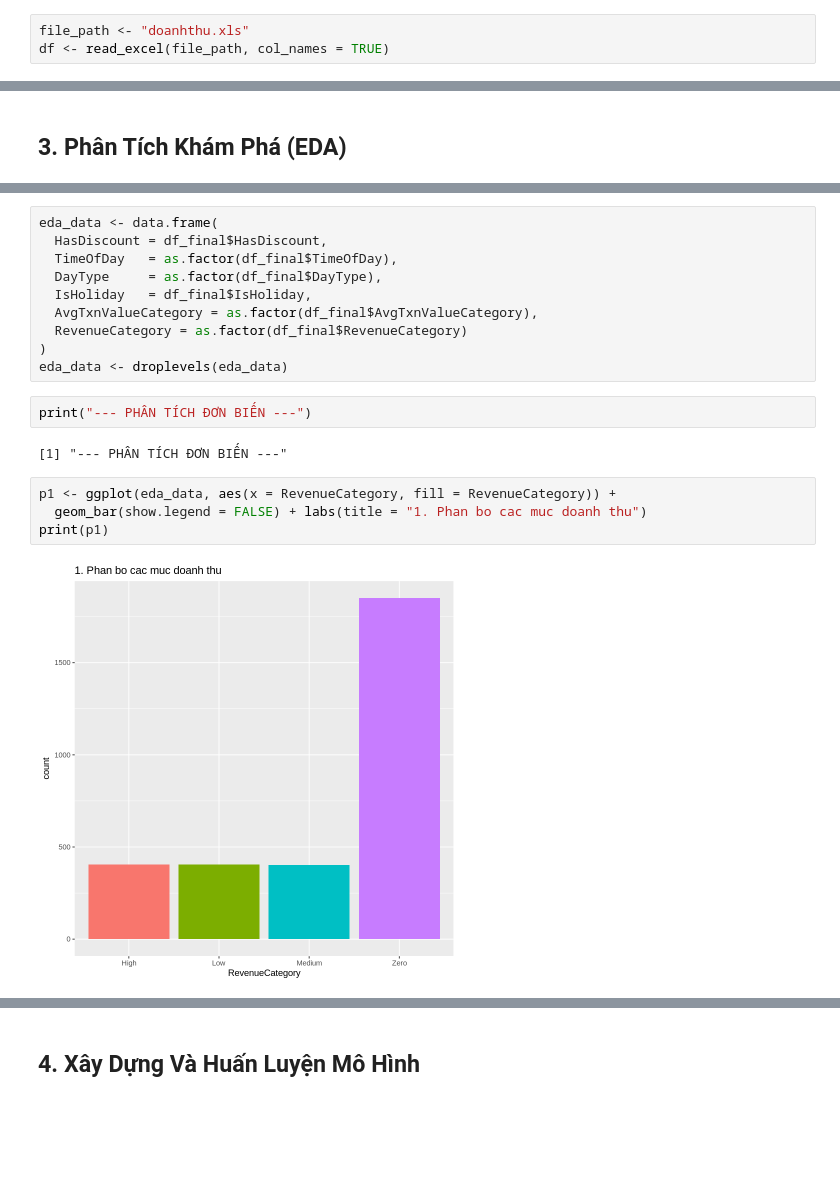
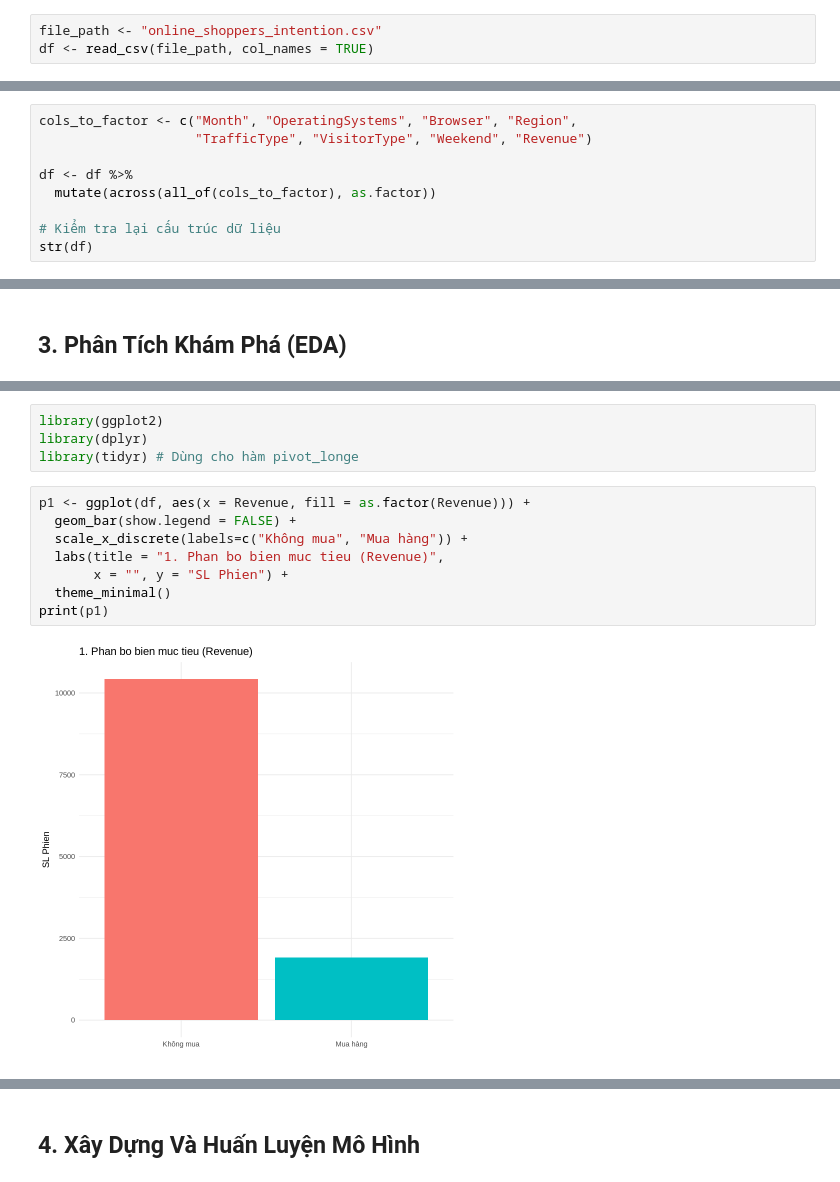
Before and after one commit to trungdongphuoca/pgmodel-ttt, a Jupyter notebook: GK_PGM.ipynb, the cells around one changed output, grey strips where cells are left out. Cells and saved outputs as stored; diff of their text form; blank space fills up the shorter version.

```diff
--- a/GK_PGM.ipynb
+++ b/GK_PGM.ipynb
@@ -51,5 +89,5 @@ corrplot 0.95 loaded
 # %% [markdown]
 ### 2.1. Tải Dữ Liệu
 # %%
-file_path <- "doanhthu.xls"
-df <- read_excel(file_path, col_names = TRUE)
+file_path <- "online_shoppers_intention.csv"
+df <- read_csv(file_path, col_names = TRUE)
@@ -77,0 +126,9 @@ A tibble: 5566 × 4
+# %%
+cols_to_factor <- c("Month", "OperatingSystems", "Browser", "Region",
+                    "TrafficType", "VisitorType", "Weekend", "Revenue")
+
+df <- df %>%
+  mutate(across(all_of(cols_to_factor), as.factor))
+
+# Kiểm tra lại cấu trúc dữ liệu
+str(df)
@@ -157,20 +271,14 @@ A tibble: 3064 × 12
-# %%
-eda_data <- data.frame(
-  HasDiscount = df_final$HasDiscount,
-  TimeOfDay   = as.factor(df_final$TimeOfDay),
-  DayType     = as.factor(df_final$DayType),
-  IsHoliday   = df_final$IsHoliday,
-  AvgTxnValueCategory = as.factor(df_final$AvgTxnValueCategory),
-  RevenueCategory = as.factor(df_final$RevenueCategory)
-)
-eda_data <- droplevels(eda_data)
-# %%
-print("--- PHÂN TÍCH ĐƠN BIẾN ---")
-# %% [output]
-[1] "--- PHÂN TÍCH ĐƠN BIẾN ---"
+# %%
+library(ggplot2)
+library(dplyr)
+library(tidyr) # Dùng cho hàm pivot_longe
 # %%
-p1 <- ggplot(eda_data, aes(x = RevenueCategory, fill = RevenueCategory)) +
-  geom_bar(show.legend = FALSE) + labs(title = "1. Phan bo cac muc doanh thu")
+p1 <- ggplot(df, aes(x = Revenue, fill = as.factor(Revenue))) +
+  geom_bar(show.legend = FALSE) +
+  scale_x_discrete(labels=c("Không mua", "Mua hàng")) +
+  labs(title = "1. Phan bo bien muc tieu (Revenue)",
+       x = "", y = "SL Phien") +
+  theme_minimal()
 print(p1)
 # %% [output]
-[figure, old version]
+[figure, new version]
```
Also changed, not shown: parts of 44 cells of this notebook.
